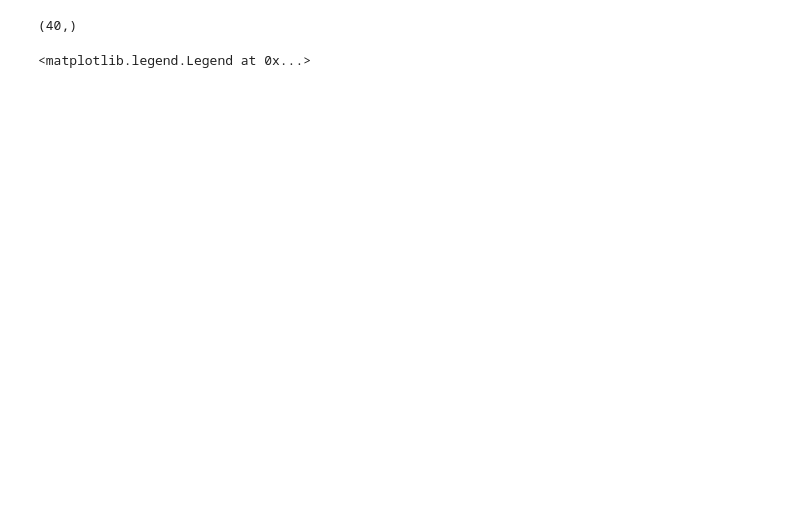
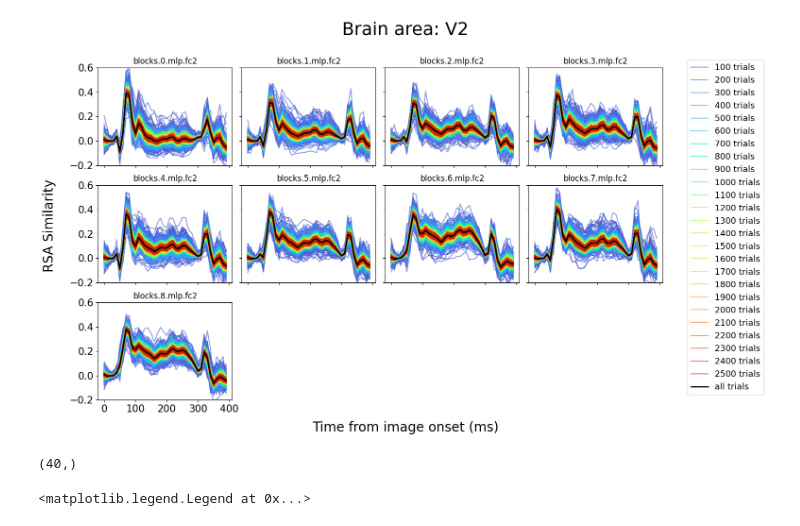
Before and after one commit to TizianoCausin01/temporal_context, a Jupyter notebook: python_scripts/scripts/subsampling_RDMs_stats.ipynb, the cells around one changed output. Drawn from its saved outputs; the diff is of its cells as text; code cells hidden in the pictures; blank space fills up the shorter version.

```diff
--- a/python_scripts/scripts/subsampling_RDMs_stats.ipynb
+++ b/python_scripts/scripts/subsampling_RDMs_stats.ipynb
@@ -39,3 +40,7 @@ brain_areas = ['V1', 'V2', 'V3', 'PIT', 'CIT', 'AIT']
+# %%
+plot_subsamples(paths, layers[:9],cfg, ylim=[-.2, .6])
+# %% [output]
+[figure, added]
 # %%
 file_name = (
     f"subsampling_{cfg.new_fs}Hz_{cfg.step_samples}-{cfg.max_size}_"
```
Also changed, not shown: parts of 19 cells of this notebook, 5 other files.
